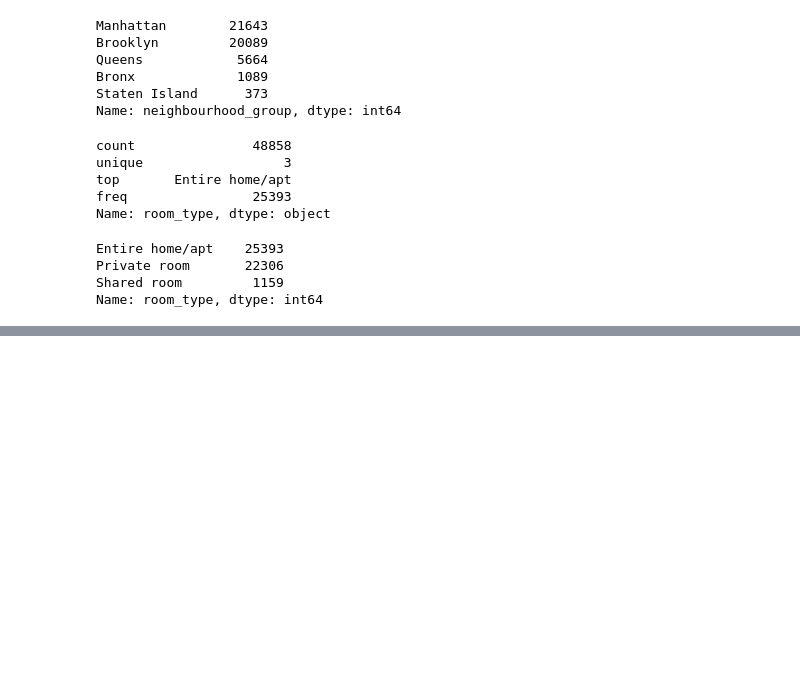
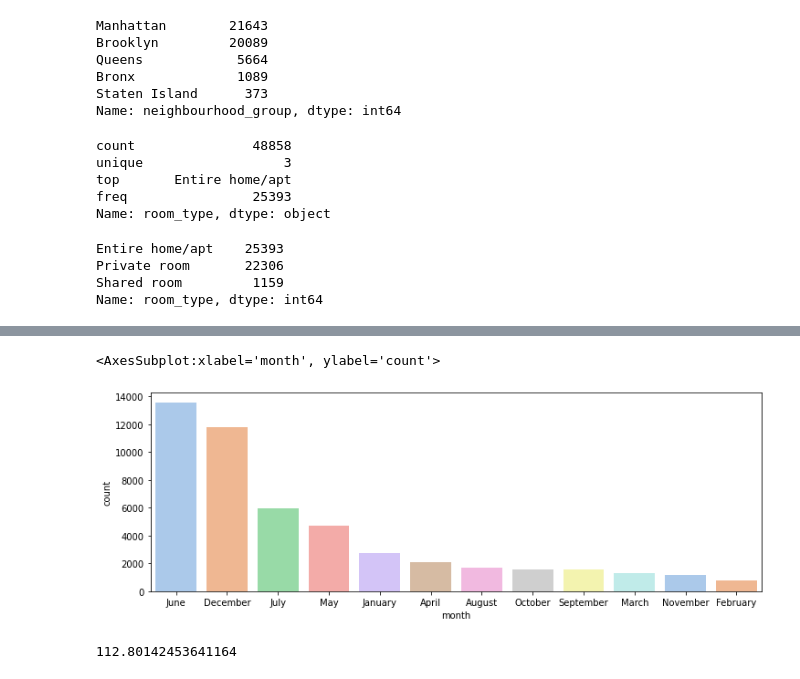
Before and after one commit to KunalSharma2001/Data-Analysis-Projects, a Jupyter notebook: NYC_Airbnb_DataAnalysis.ipynb, the cells around one changed output, grey strips where cells are left out. Cells and saved outputs as stored; diff of their text form; code cells hidden in the pictures; blank space fills up the shorter version.

```diff
--- a/NYC_Airbnb_DataAnalysis.ipynb
+++ b/NYC_Airbnb_DataAnalysis.ipynb
@@ -467,0 +471,11 @@ Text(0.5, 1.0, 'Number of Rooms of Each Type')
+# %%
+fig_dim = (12,4)
+fig, ax = plt.subplots(figsize=fig_dim)
+sns.countplot(x='month',data=nyc_logs,order = nyc_logs['month'].value_counts().index,palette='pastel')
+# %% [output]
+<AxesSubplot:xlabel='month', ylabel='count'>
+[figure, added]
+# %%
+nyc_logs['availability_365'].mean()
+# %% [output]
+112.80142453641164
```
Also changed, not shown: parts of 14 cells of this notebook.
